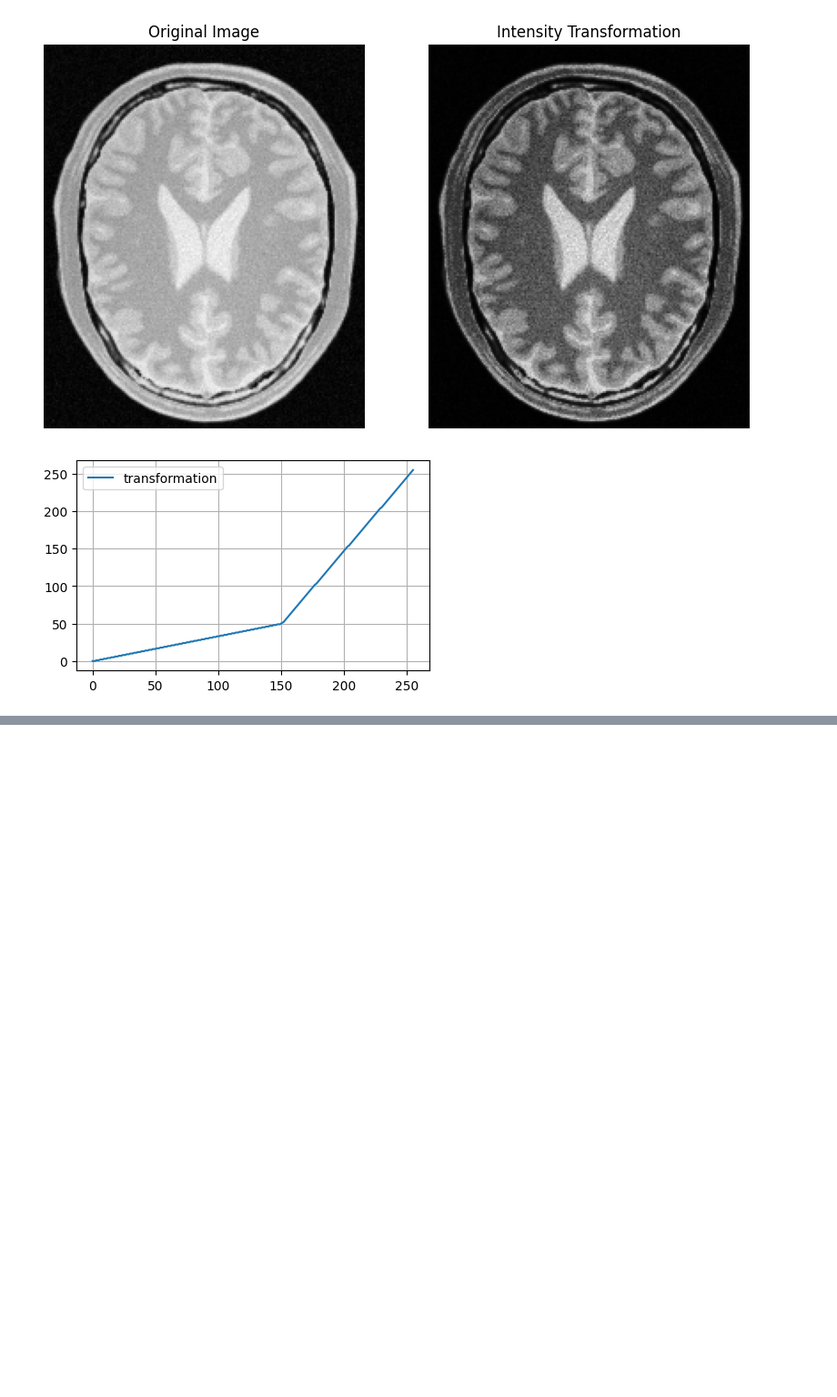
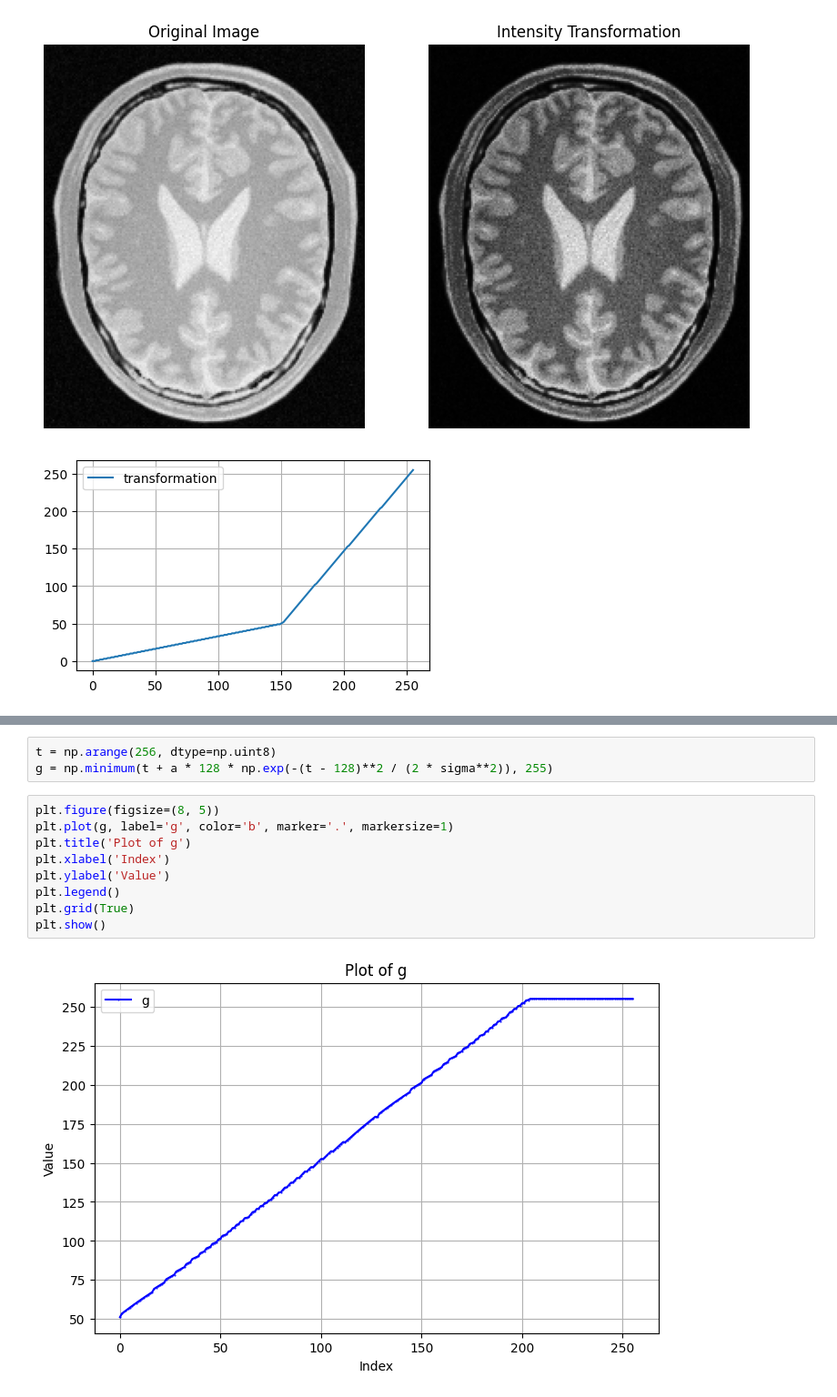
Before and after one commit to isuranga1/EN3160-Assignment-1, a Jupyter notebook: Assignment.ipynb, the cells around one changed output, grey strips where cells are left out. Shown at 91% size. Drawn from its saved outputs; the diff is of its cells as text; blank space fills up the shorter version.

```diff
--- a/Assignment.ipynb
+++ b/Assignment.ipynb
@@ -77,0 +203,14 @@ plt.show()
+# %%
+t = np.arange(256, dtype=np.uint8)
+g = np.minimum(t + a * 128 * np.exp(-(t - 128)**2 / (2 * sigma**2)), 255)
+# %%
+plt.figure(figsize=(8, 5))
+plt.plot(g, label='g', color='b', marker='.', markersize=1)
+plt.title('Plot of g')
+plt.xlabel('Index')
+plt.ylabel('Value')
+plt.legend()
+plt.grid(True)
+plt.show()
+# %% [output]
+[figure, added]
```
Also changed, not shown: parts of 7 cells of this notebook.
